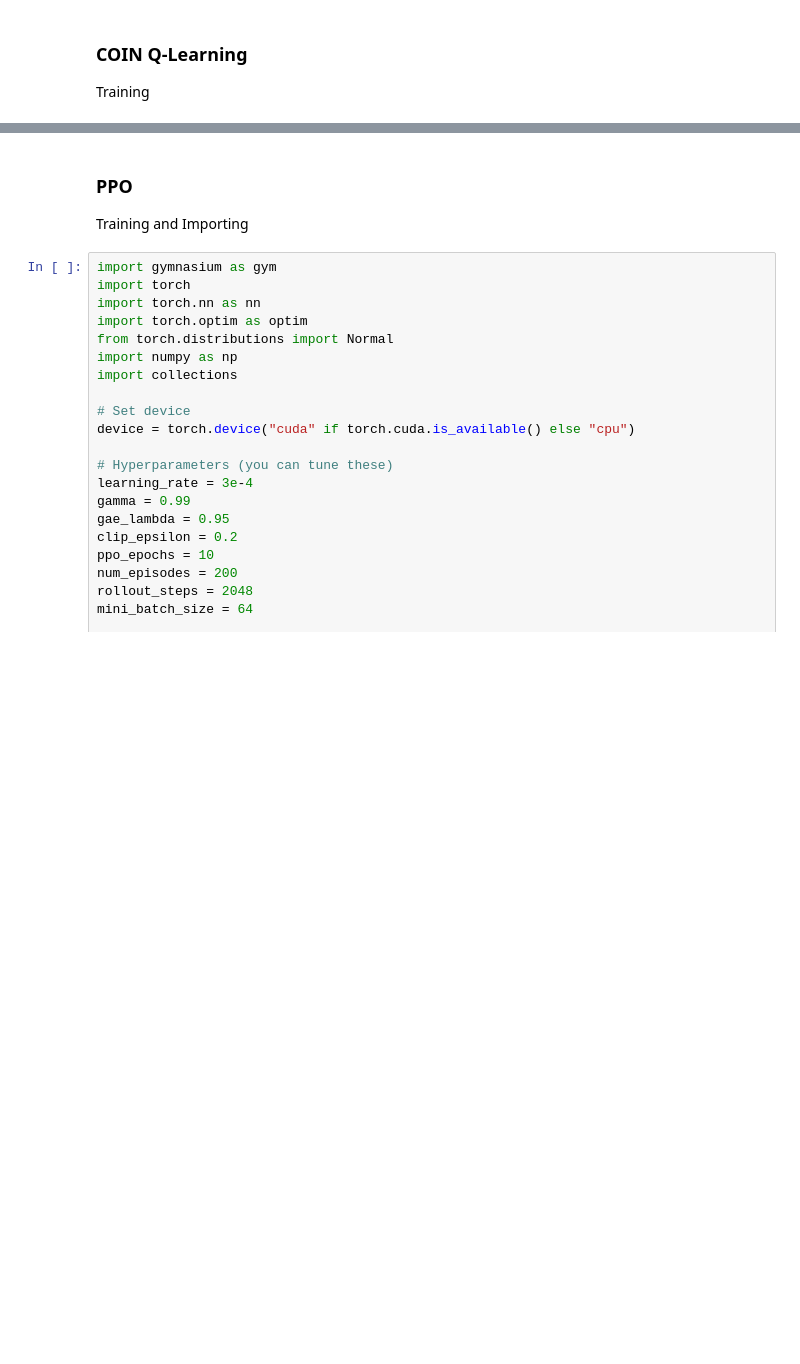
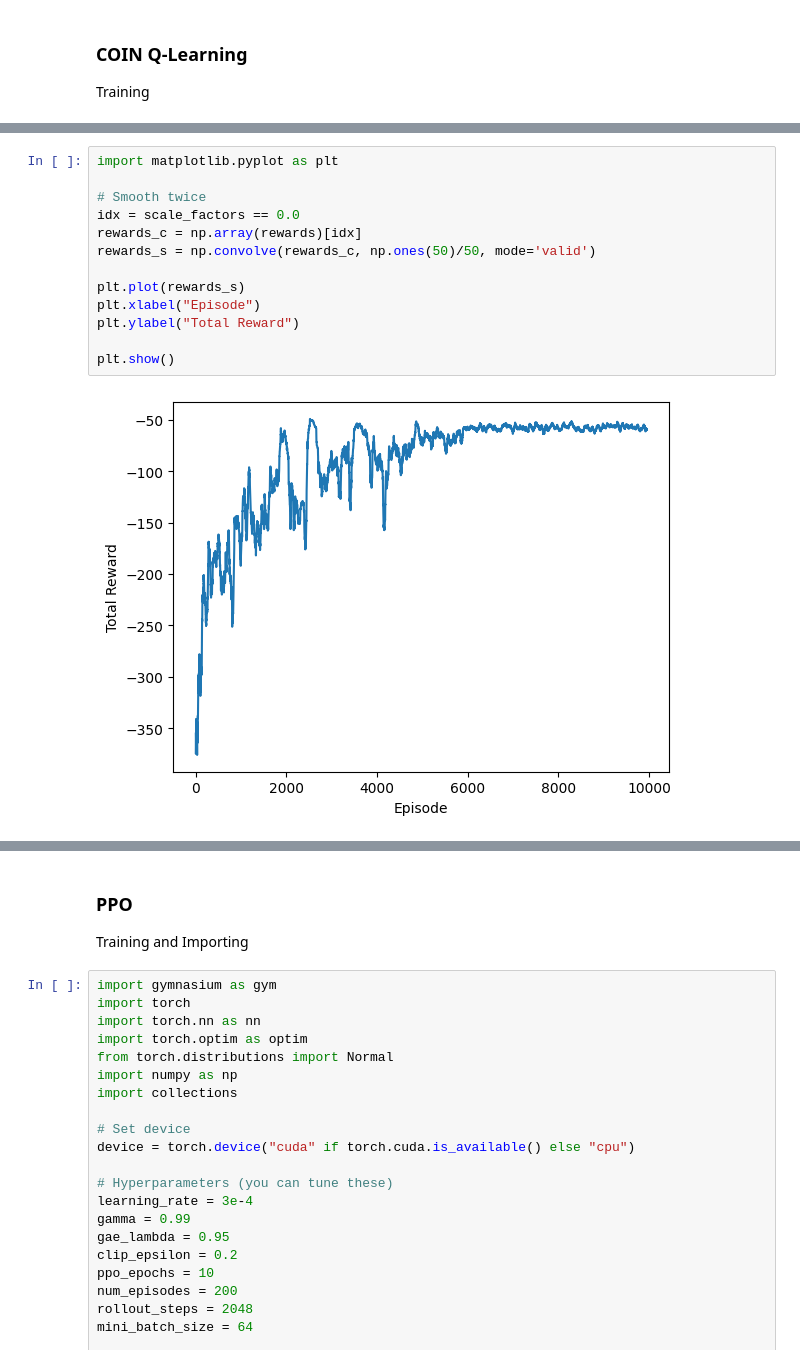
Before and after one commit to RichieRich2569/COINRL, a Jupyter notebook: basics.ipynb, the cells around one changed output, grey strips where cells are left out. Cells and saved outputs as stored; diff of their text form; blank space fills up the shorter version.

```diff
--- a/basics.ipynb
+++ b/basics.ipynb
@@ -388,3 +427,18 @@ plt.show()
+# %%
+import matplotlib.pyplot as plt
+
+# Smooth twice
+idx = scale_factors == 0.0
+rewards_c = np.array(rewards)[idx]
+rewards_s = np.convolve(rewards_c, np.ones(50)/50, mode='valid')
+
+plt.plot(rewards_s)
+plt.xlabel("Episode")
+plt.ylabel("Total Reward")
+
+plt.show()
+# %% [output]
+[figure, added]
 # %%
 # Evaluate the agent and visualise
 env = CustomMountainCarEnv(amplitude=1.00, force_sf=1.0, render_mode="human")
```
Also changed, not shown: parts of 13 cells of this notebook, 13 other files.
